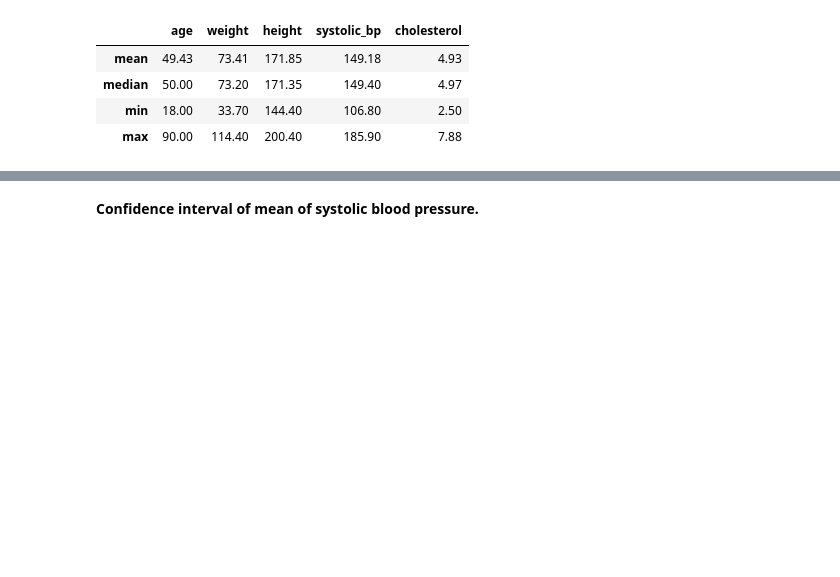
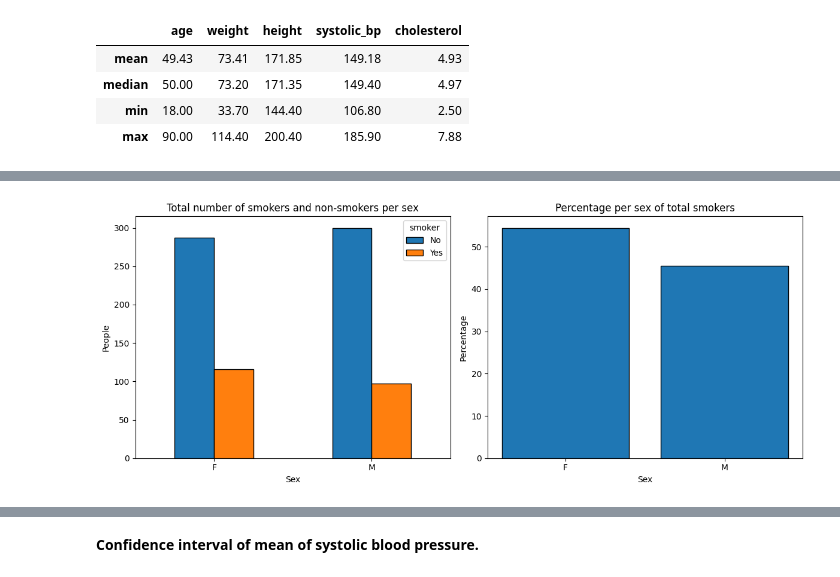
Before and after one commit to Ahlarn87/Halsostudie, a Jupyter notebook: health_study.ipynb, the cells around one changed output, grey strips where cells are left out. Cells and saved outputs as stored; diff of their text form; code cells hidden in the pictures; blank space fills up the shorter version.

```diff
--- a/health_study.ipynb
+++ b/health_study.ipynb
@@ -273,0 +84,22 @@ Simulated percentage is 0.175% larger than observed.
+# %%
+data_smokers_by_sex =  pd.crosstab(data_set["sex"], data_set["smoker"])
+data_total_smokers = data_set[data_set["smoker"] == "Yes"]["sex"].value_counts(normalize=True)*100
+
+
+fig, axes = plt.subplots(1, 2, figsize=(12, 5), sharex=False, sharey=False)
+ax = axes[0]
+data_smokers_by_sex.plot(kind="bar", edgecolor="black", ax=ax)
+ax.set_title("Total number of smokers and non-smokers per sex")
+ax.set_xlabel("Sex")
+ax.set_ylabel("People")
+ax.set_xticklabels(data_total_smokers.index, rotation=0)
+
+
+axes[1].bar(data_total_smokers.index, data_total_smokers, edgecolor="black")
+axes[1].set_title("Percentage per sex of total smokers")
+axes[1].set_xlabel("Sex")
+axes[1].set_ylabel("Percentage")
+plt.tight_layout()
+plt.show()
+# %% [output]
+[figure, added]
```
Also changed, not shown: parts of 12 cells of this notebook.
